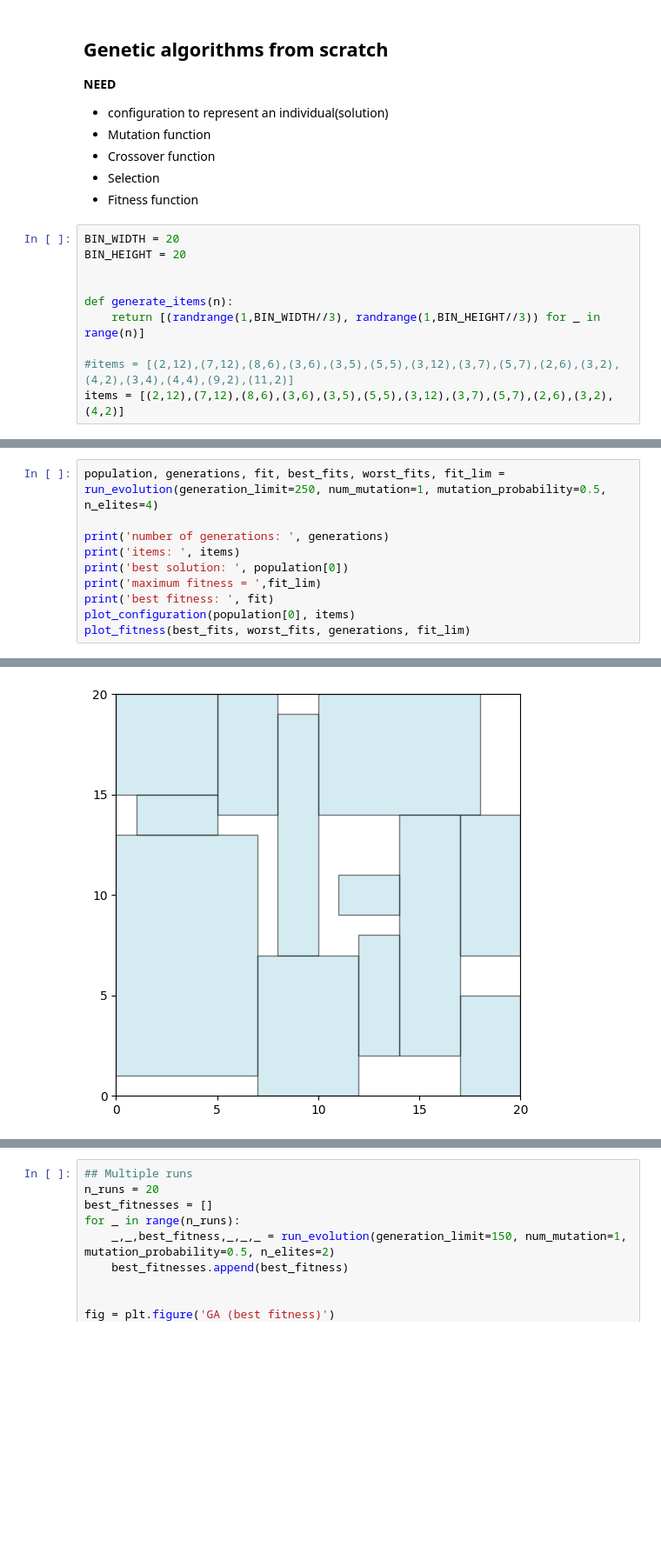
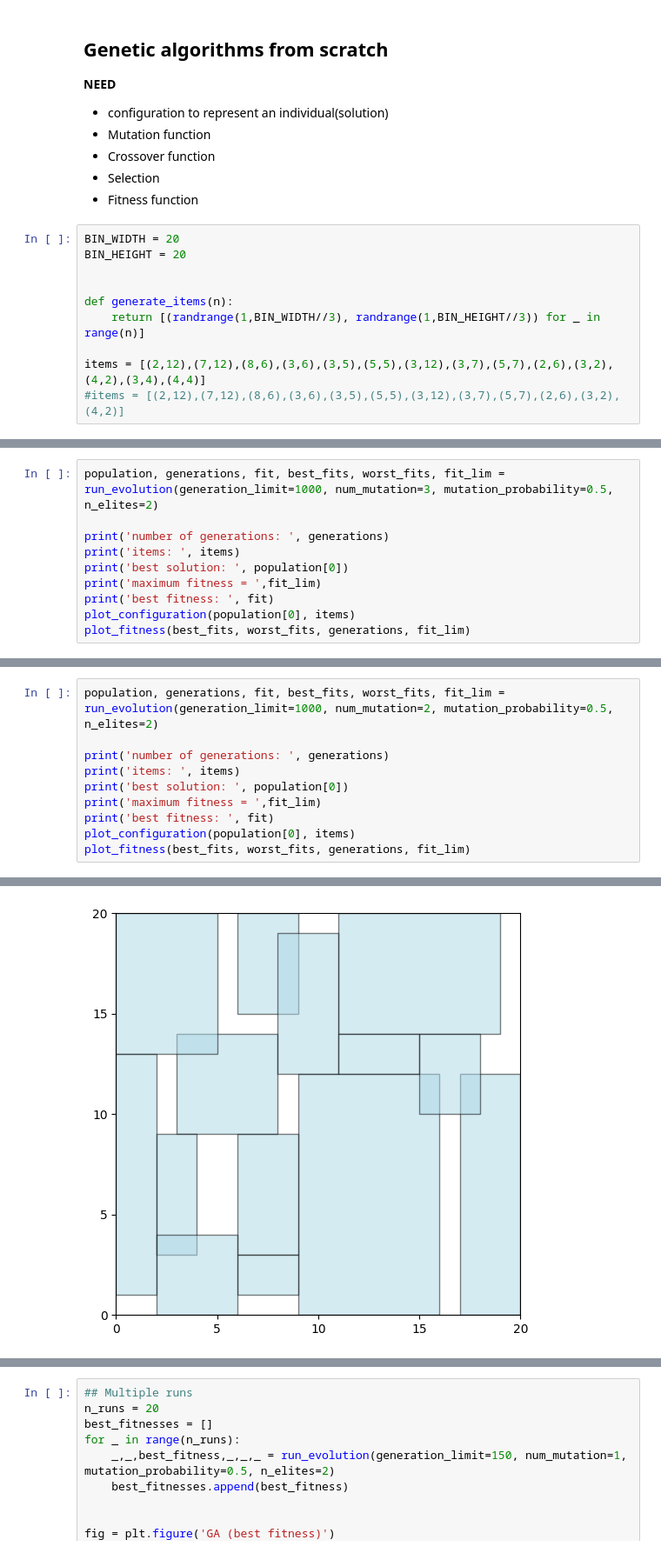
Before and after one commit to MisterMandarino/3D-Packing-Problem-using-Evolutionary-Computations, a Jupyter notebook: BinPackingProblem.ipynb, the cells around one changed output, grey strips where cells are left out. Shown at 87% size. Saved outputs shown, nothing was run; the diff lists cells and outputs as text; blank space fills up the shorter version.

```diff
--- a/BinPackingProblem.ipynb
+++ b/BinPackingProblem.ipynb
@@ -529,5 +298,5 @@ BIN_HEIGHT = 20
 def generate_items(n):
     return [(randrange(1,BIN_WIDTH//3), randrange(1,BIN_HEIGHT//3)) for _ in range(n)]
 
-#items = [(2,12),(7,12),(8,6),(3,6),(3,5),(5,5),(3,12),(3,7),(5,7),(2,6),(3,2),(4,2),(3,4),(4,4),(9,2),(11,2)]
-items = [(2,12),(7,12),(8,6),(3,6),(3,5),(5,5),(3,12),(3,7),(5,7),(2,6),(3,2),(4,2)]
+items = [(2,12),(7,12),(8,6),(3,6),(3,5),(5,5),(3,12),(3,7),(5,7),(2,6),(3,2),(4,2),(3,4),(4,4)]
+#items = [(2,12),(7,12),(8,6),(3,6),(3,5),(5,5),(3,12),(3,7),(5,7),(2,6),(3,2),(4,2)]
@@ -539,0 +435,10 @@ def get_overlap_area(pos_a, dim_a, pos_b, dim_b):
+# %%
+population, generations, fit, best_fits, worst_fits, fit_lim = run_evolution(generation_limit=1000, num_mutation=3, mutation_probability=0.5, n_elites=2)
+
+print('number of generations: ', generations)
+print('items: ', items)
+print('best solution: ', population[0])
+print('maximum fitness = ',fit_lim)
+print('best fitness: ', fit)
+plot_configuration(population[0], items)
+plot_fitness(best_fits, worst_fits, generations, fit_lim)
@@ -689,5 +542,5 @@ def plot_fitness(best_fit, worst_fit, n_gen, fit_lim):
 # %%
-population, generations, fit, best_fits, worst_fits, fit_lim = run_evolution(generation_limit=250, num_mutation=1, mutation_probability=0.5, n_elites=4)
+population, generations, fit, best_fits, worst_fits, fit_lim = run_evolution(generation_limit=1000, num_mutation=2, mutation_probability=0.5, n_elites=2)
 
 print('number of generations: ', generations)
 print('items: ', items)
@@ -706 +558 @@ best fitness:  332
-[figure, old version]
+[figure, new version]
```
Also changed, not shown: parts of 29 cells of this notebook, 9 other files.
